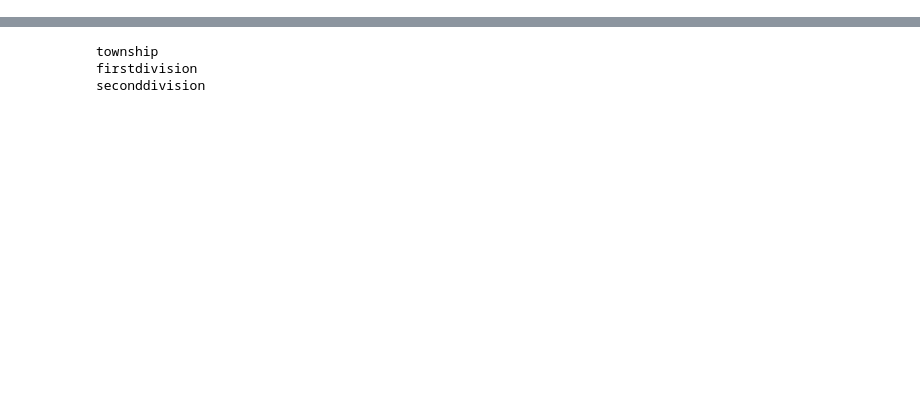
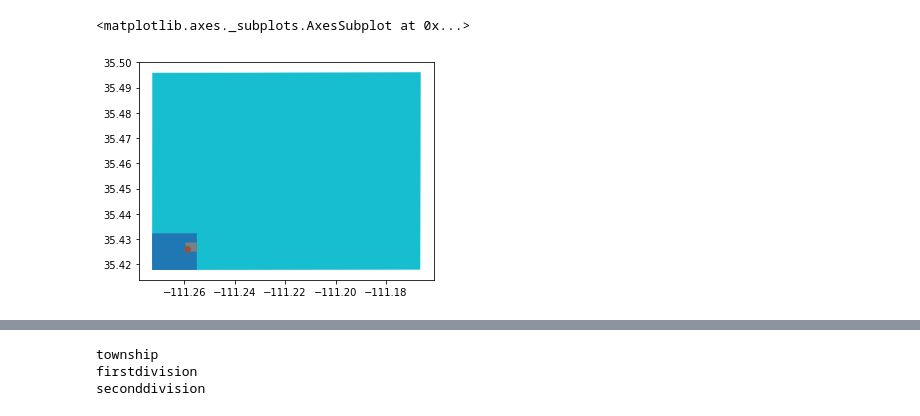
Before and after one commit to tjslezak/remote-sensing-roundtable, a Jupyter notebook: blm-navigator.ipynb, the cells around one changed output, grey strips where cells are left out. Drawn from its saved outputs; the diff is of its cells as text; code cells hidden in the pictures; blank space fills up the shorter version.

Commit message:
Added method to view results

```diff
--- a/blm-navigator.ipynb
+++ b/blm-navigator.ipynb
@@ -180,0 +95,3 @@ parse_search2(response)
+# %%
+gdf = gpd.read_file('/Users/tjs/dsi/projects/landGrab/result.geojson')
+gdf.head()
@@ -180,0 +105,6 @@ parse_search2(response)
+# %%
+%matplotlib inline
+gdf.plot(column='level')
+# %% [output]
+<matplotlib.axes._subplots.AxesSubplot at 0x...>
+[figure, added]
```
Also changed, not shown: parts of 46 cells of this notebook.
